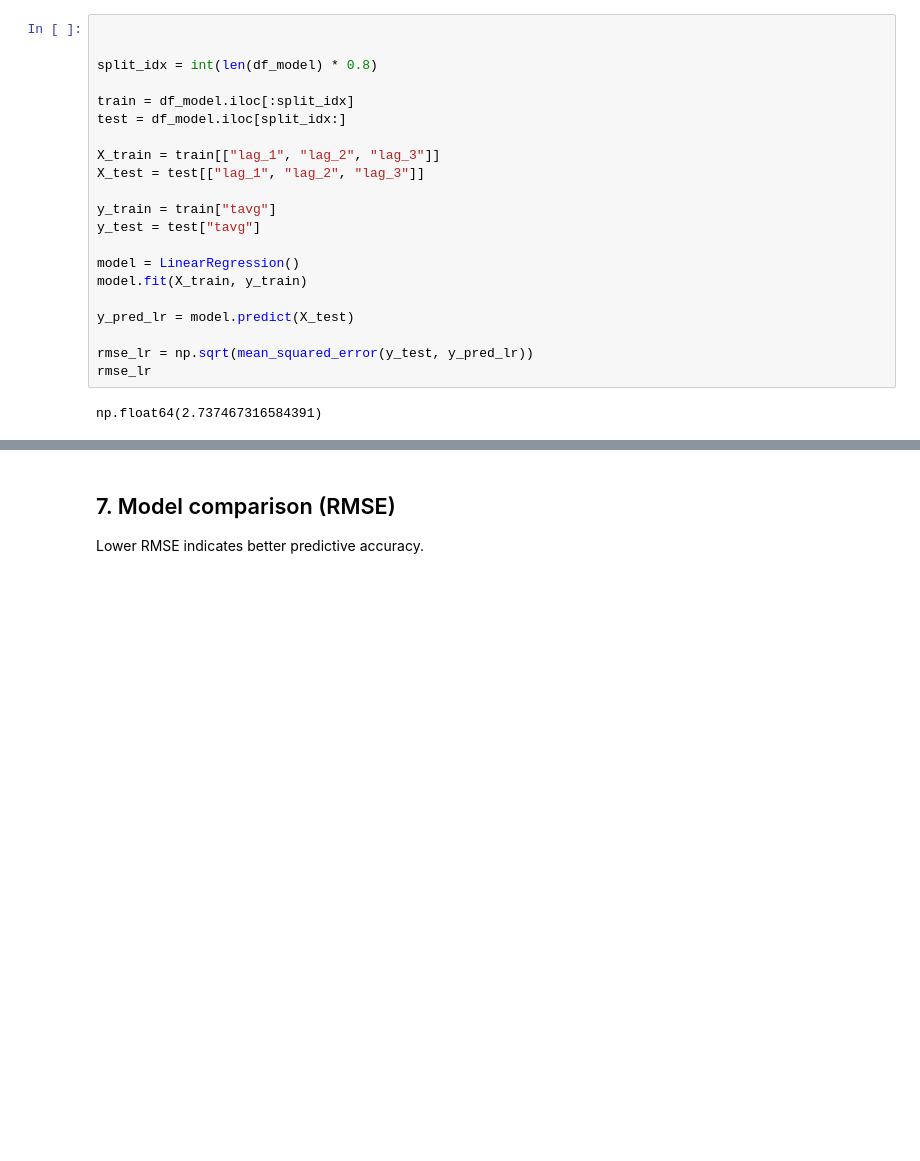
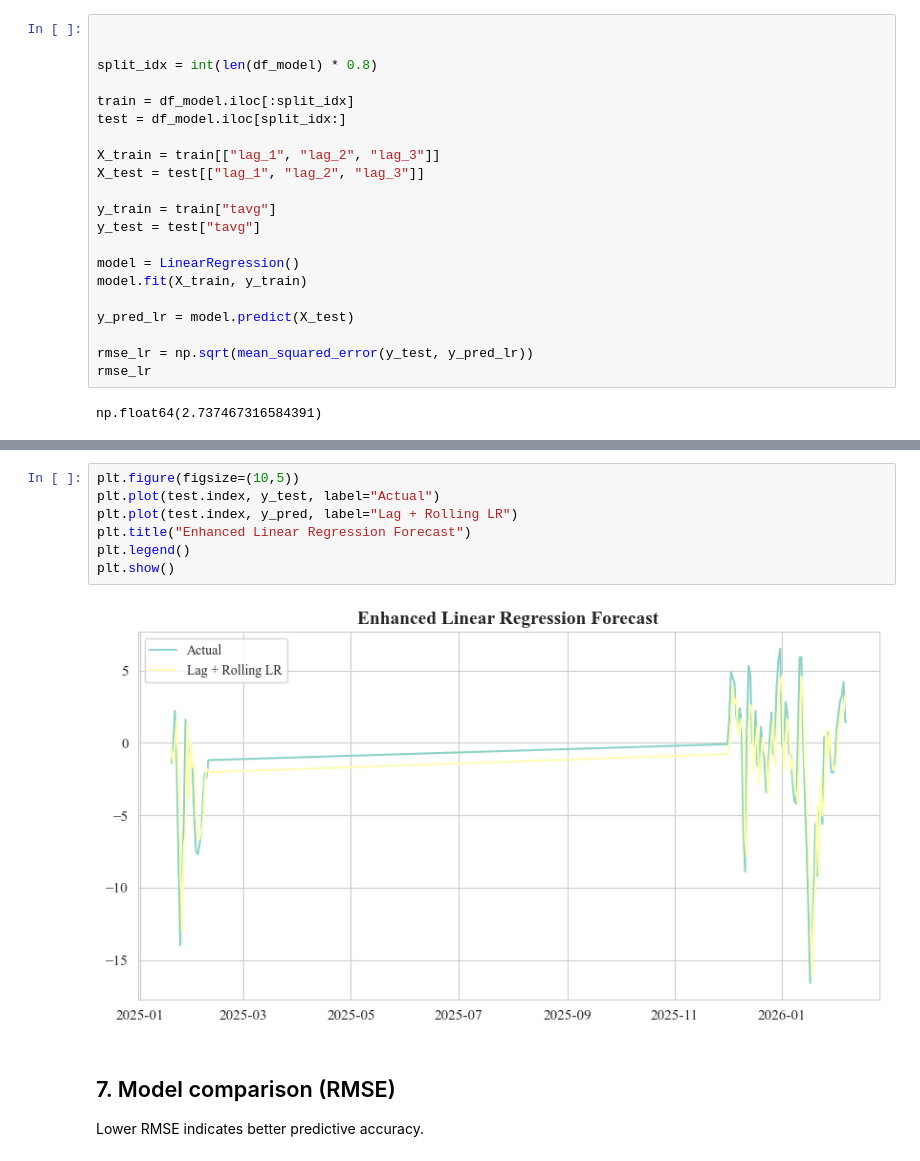
Before and after one commit to x1n0x/time-series-temperature-forecast, a Jupyter notebook: notebooks/03_baseline_models.ipynb, the cells around one changed output, grey strips where cells are left out. Cells and saved outputs as stored; diff of their text form; blank space fills up the shorter version.

```diff
--- a/notebooks/03_baseline_models.ipynb
+++ b/notebooks/03_baseline_models.ipynb
@@ -171,3 +216,12 @@ plt.show()
+# %%
+plt.figure(figsize=(10,5))
+plt.plot(test.index, y_test, label="Actual")
+plt.plot(test.index, y_pred, label="Lag + Rolling LR")
+plt.title("Enhanced Linear Regression Forecast")
+plt.legend()
+plt.show()
+# %% [output]
+[figure, added]
 # %% [markdown]
 ## 7. Model comparison (RMSE)
 
```
Also changed, not shown: parts of 12 cells of this notebook.
